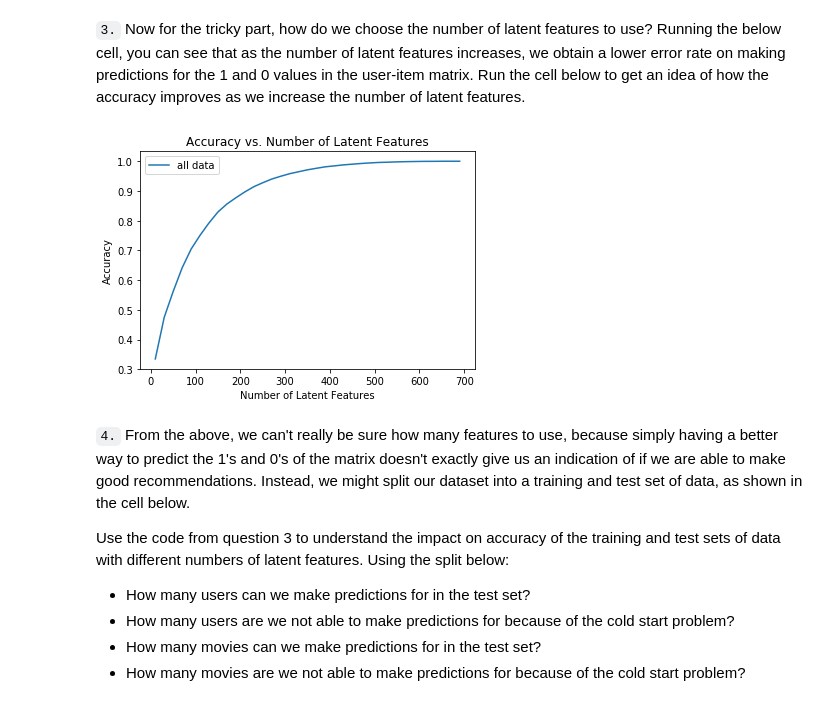
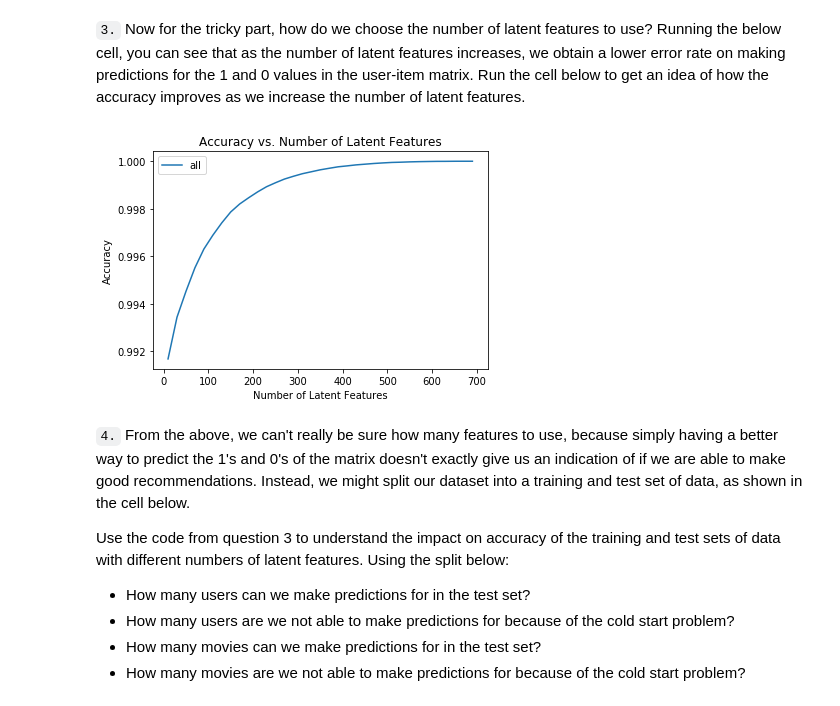
Before and after one commit to mkucz95/recommendation_engine, a Jupyter notebook: Recommendations_with_IBM.ipynb, the cells around one changed output. Saved outputs shown, nothing was run; the diff lists cells and outputs as text; code cells hidden in the pictures.

```diff
--- a/Recommendations_with_IBM.ipynb
+++ b/Recommendations_with_IBM.ipynb
@@ -934,17 +864,29 @@ def plot_latent_feat_acc(sum_errs, num_users, num_latent_feats, labels):
 # %%
-sum_errs_all = []
+sum_errs = []
 num_latent_feats=np.arange(10,710,20)
 for k in num_latent_feats:
     # restructure with k latent features
     u_new = u[:, :k]
     s_new = np.diag(s[:k])
     vt_new = vt[:k, :]
-    err = get_svd_err(user_item_matrix, u_new, s_new, vt_new)
-    sum_errs_all.append(err)
+
+    est_mtx = np.around(np.dot(np.dot(u_new,s_new), vt_new))
+
+    # compute error for each prediction to actual value
+    diffs = np.subtract(user_item_matrix, est_mtx)
+    # total errors and keep track of them
+    err = np.sum(np.sum(np.abs(diffs))) #first sum cols then rows
+    sum_errs.append(err)
-# %%
-plot_latent_feat_acc([sum_errs_all], [df.shape[0]], [num_latent_feats], ['all data'])
-# %% [output]
-[figure, removed]
+# %%
+plt.plot(num_latent_feats, 1 - (np.array(sum_errs)/(user_item_matrix.shape[0]*user_item_matrix.shape[1])),
+        label='all');
+plt.legend(loc='best')
+plt.xlabel('Number of Latent Features');
+plt.ylabel('Accuracy');
+plt.title('Accuracy vs. Number of Latent Features');
+plt.show();
+# %% [output]
+[figure, added]
 # %% [markdown]
 `4.` From the above, we can't really be sure how many features to use, because simply having a better way to predict the 1's and 0's of the matrix doesn't exactly give us an indication of if we are able to make good recommendations.  Instead, we might split our dataset into a training and test set of data, as shown in the cell below.
 
```
Also changed, not shown: parts of 18 cells of this notebook, 1 other file.
